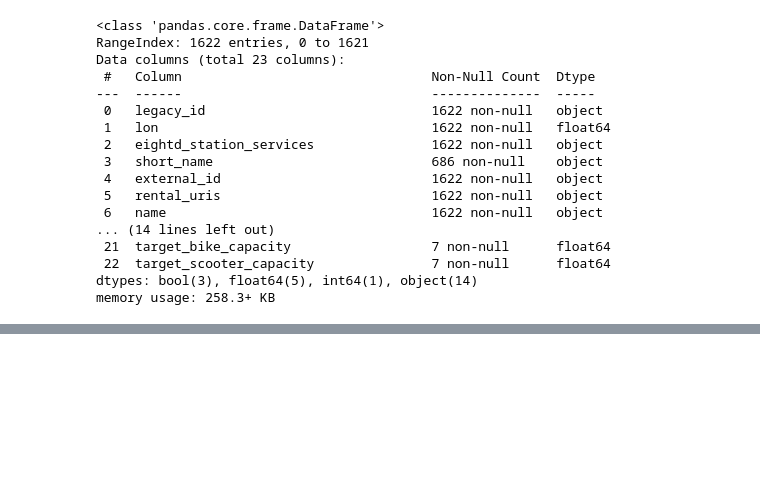
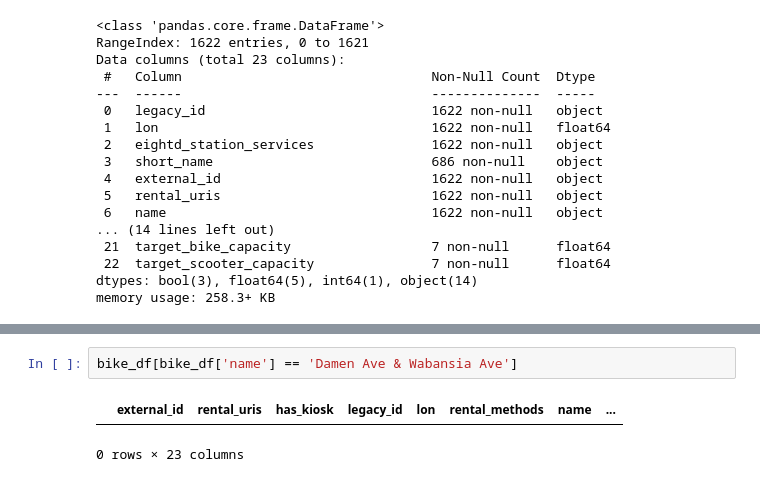
Before and after one commit to andyguo0228/bike_share_python, a Jupyter notebook: bikeshare_remake.ipynb, the cells around one changed output, grey strips where cells are left out. Cells and saved outputs as stored; diff of their text form; blank space fills up the shorter version.

```diff
--- a/bikeshare_remake.ipynb
+++ b/bikeshare_remake.ipynb
@@ -88,0 +104,5 @@ memory usage: 258.3+ KB
+# %%
+bike_df[bike_df['name'] == 'Damen Ave & Wabansia Ave']
+# %% [output]
+|  | external_id | rental_uris | has_kiosk | legacy_id | lon | rental_methods | name | ... |
+0 rows × 23 columns
```
Also changed, not shown: parts of 3 cells of this notebook, 2 other files.
